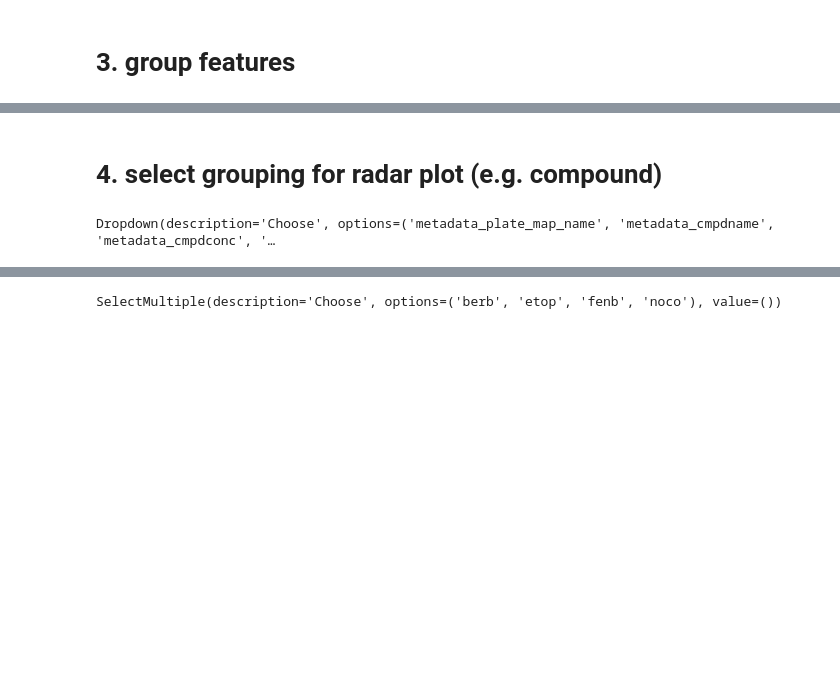
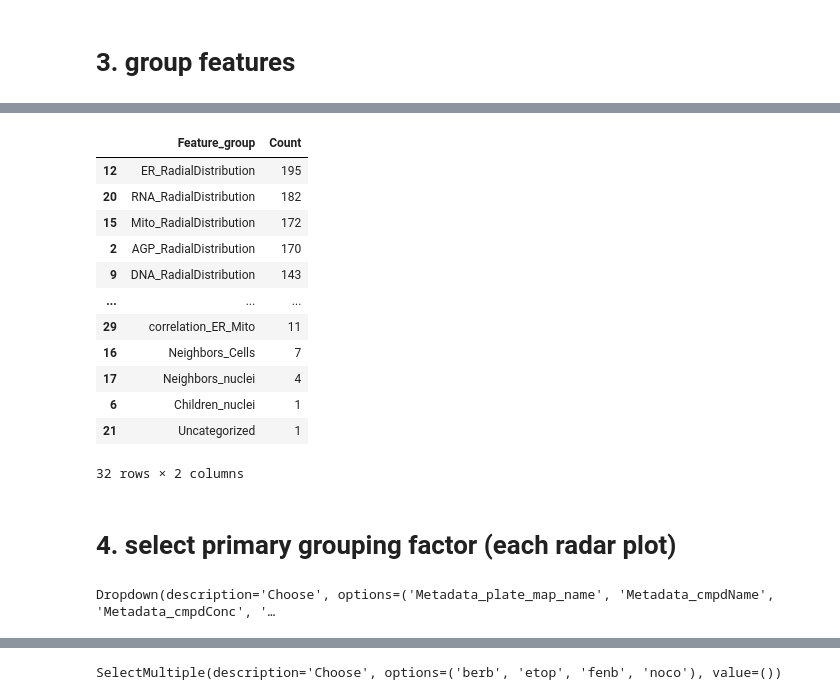
Before and after one commit to jonrie/radarplots, a Jupyter notebook: radarplots.ipynb, the cells around one changed output, grey strips where cells are left out. Drawn from its saved outputs; the diff is of its cells as text; code cells hidden in the pictures; blank space fills up the shorter version.

```diff
--- a/radarplots.ipynb
+++ b/radarplots.ipynb
@@ -123,2 +188,20 @@ The number of features missing in the feature list is: 598
+# %%
+summary_table = grouping.groupby('Feature_group').size().reset_index(name='Count')
+summary_table = summary_table.sort_values(by='Count', ascending=False)
+summary_table
+# %% [output]
+|  | Feature_group | Count |
+| 12 | ER_RadialDistribution | 195 |
+| 20 | RNA_RadialDistribution | 182 |
+| 15 | Mito_RadialDistribution | 172 |
+| 2 | AGP_RadialDistribution | 170 |
+| 9 | DNA_RadialDistribution | 143 |
+| ... | ... | ... |
+| 29 | correlation_ER_Mito | 11 |
+| 16 | Neighbors_Cells | 7 |
+| 17 | Neighbors_nuclei | 4 |
+| 6 | Children_nuclei | 1 |
+| 21 | Uncategorized | 1 |
+32 rows × 2 columns
 # %% [markdown]
-# **4. select grouping for radar plot (e.g. compound)**
+# **4. select primary grouping factor (each radar plot)**
@@ -125,10 +235,10 @@ The number of features missing in the feature list is: 598
 # %%
 # What level do you want to group your features on?
-meta_list = [option for option in features_df.filter(regex=r'metadata', axis=1).columns]
+meta_list = [option for option in features_df.filter(regex=r'Metadata', axis=1).columns]
 
 dropdown(meta_list, multiple=False)
 # %% [output]
-Dropdown(description='Choose', options=('metadata_plate_map_name', 'metadata_cmpdname', 'metadata_cmpdconc', '…
+Dropdown(description='Choose', options=('Metadata_plate_map_name', 'Metadata_cmpdName', 'Metadata_cmpdConc', '…
 # %%
 grouping_col = dropdown_output
 print("we will group your features on the:", grouping_col, "feature")
```
Also changed, not shown: parts of 29 cells of this notebook.
